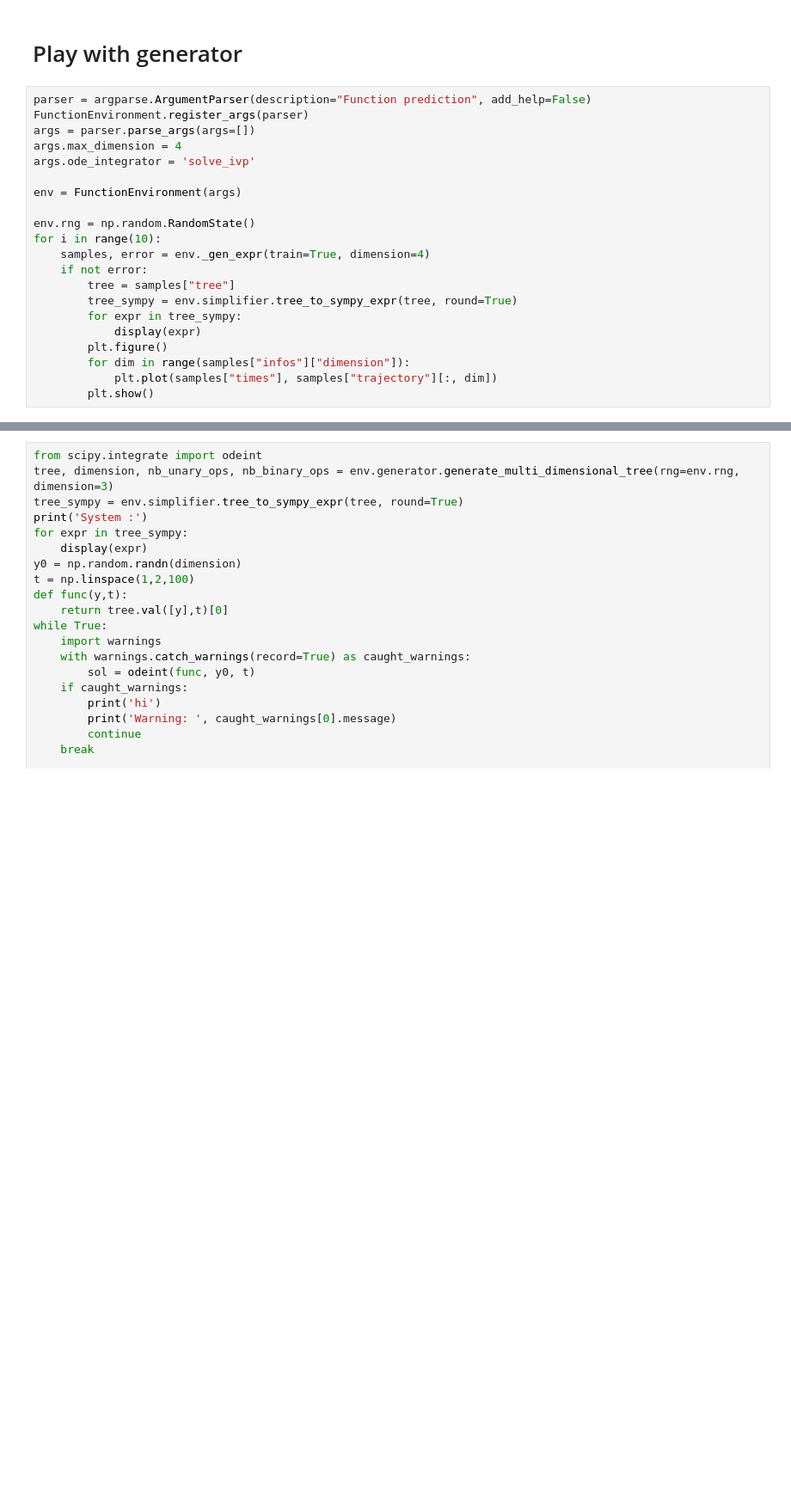
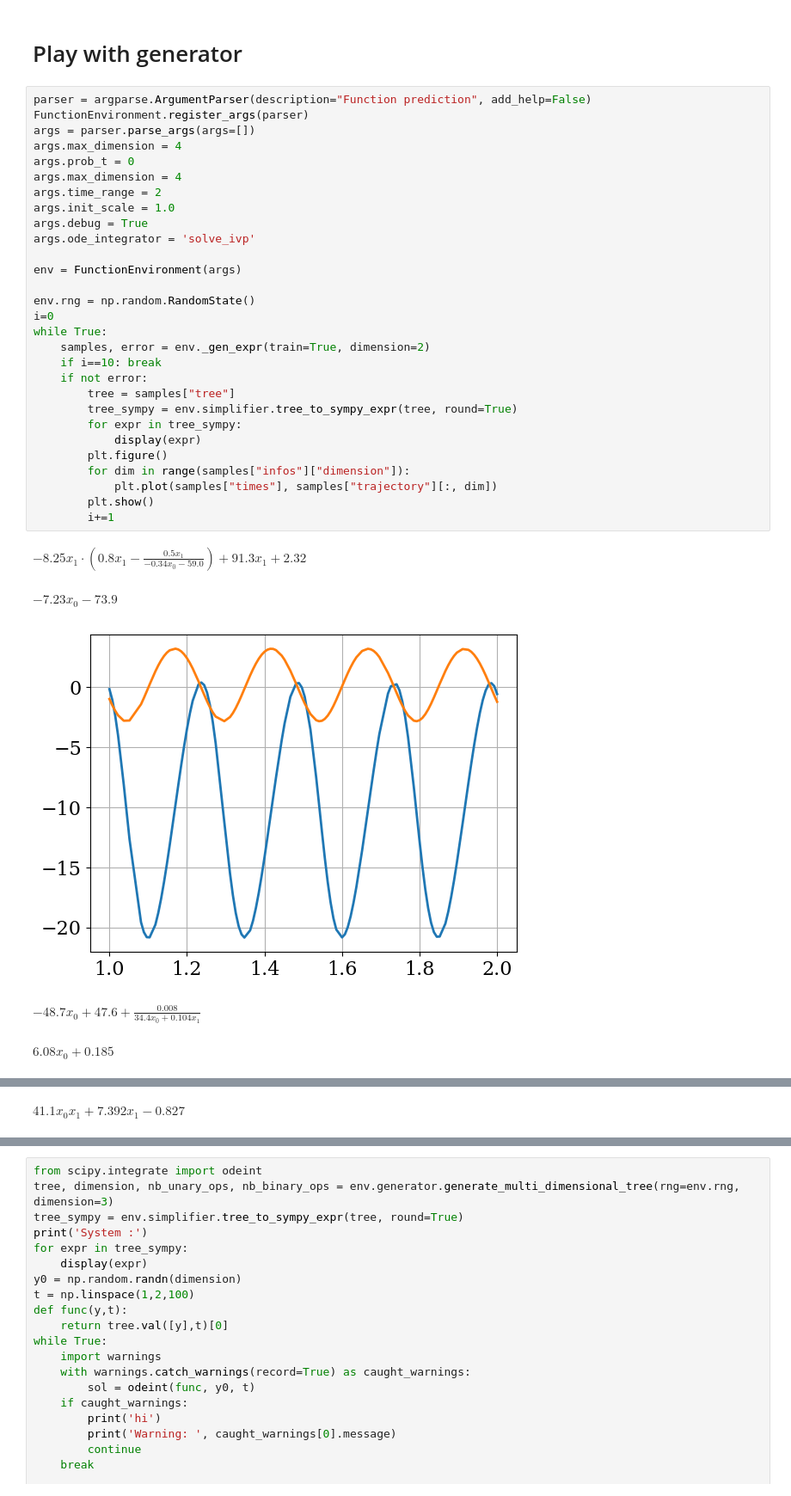
Before and after one commit to sdascoli/odeformer, a Jupyter notebook: tests.ipynb, the cells around one changed output, grey strips where cells are left out. Shown at 86% size. Drawn from its saved outputs; the diff is of its cells as text; blank space fills up the shorter version.

```diff
--- a/tests.ipynb
+++ b/tests.ipynb
@@ -355,21 +308,35 @@ array([ 8.21314776e+00,  7.46869320e+00,  6.76900786e+00,  6.11739011e+00,
 # %%
 parser = argparse.ArgumentParser(description="Function prediction", add_help=False)
 FunctionEnvironment.register_args(parser)
 args = parser.parse_args(args=[])
 args.max_dimension = 4
+args.prob_t = 0
+args.max_dimension = 4
+args.time_range = 2
+args.init_scale = 1.0
+args.debug = True
 args.ode_integrator = 'solve_ivp'
 
 env = FunctionEnvironment(args)
 
 env.rng = np.random.RandomState()
-for i in range(10):
-    samples, error = env._gen_expr(train=True, dimension=4)
+i=0
+while True:
+    samples, error = env._gen_expr(train=True, dimension=2)
+    if i==10: break
     if not error:
         tree = samples["tree"]
         tree_sympy = env.simplifier.tree_to_sympy_expr(tree, round=True)
         for expr in tree_sympy:
             display(expr)
         plt.figure()
         for dim in range(samples["infos"]["dimension"]):
             plt.plot(samples["times"], samples["trajectory"][:, dim])
         plt.show()
+        i+=1
+# %% [output]
+$\displaystyle - 8.25 x_{1} \cdot \left(0.8 x_{1} - \frac{0.5 x_{1}}{- 0.34 x_{0} - 59.0}\right) + 91.3 x_{1} + 2.32$
+$\displaystyle - 7.23 x_{0} - 73.9$
+[figure, added]
+$\displaystyle - 48.7 x_{0} + 47.6 + \frac{0.008}{34.4 x_{0} + 0.104 x_{1}}$
+$\displaystyle 6.08 x_{0} + 0.185$
@@ -375,0 +344 @@ for i in range(10):
+$\displaystyle 41.1 x_{0} x_{1} + 7.392 x_{1} - 0.827$
```
Also changed, not shown: parts of 10 cells of this notebook, 5 other files.
